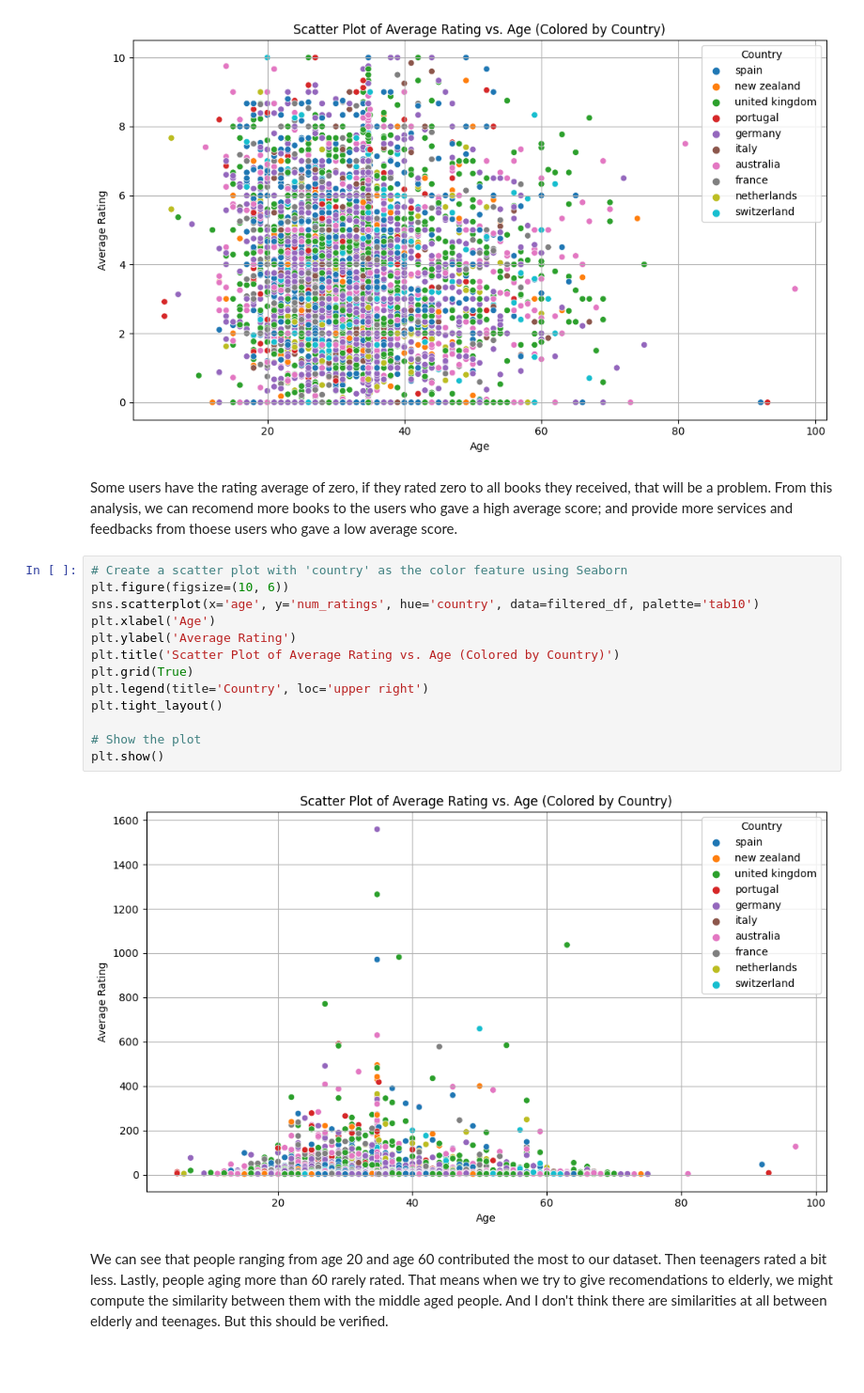
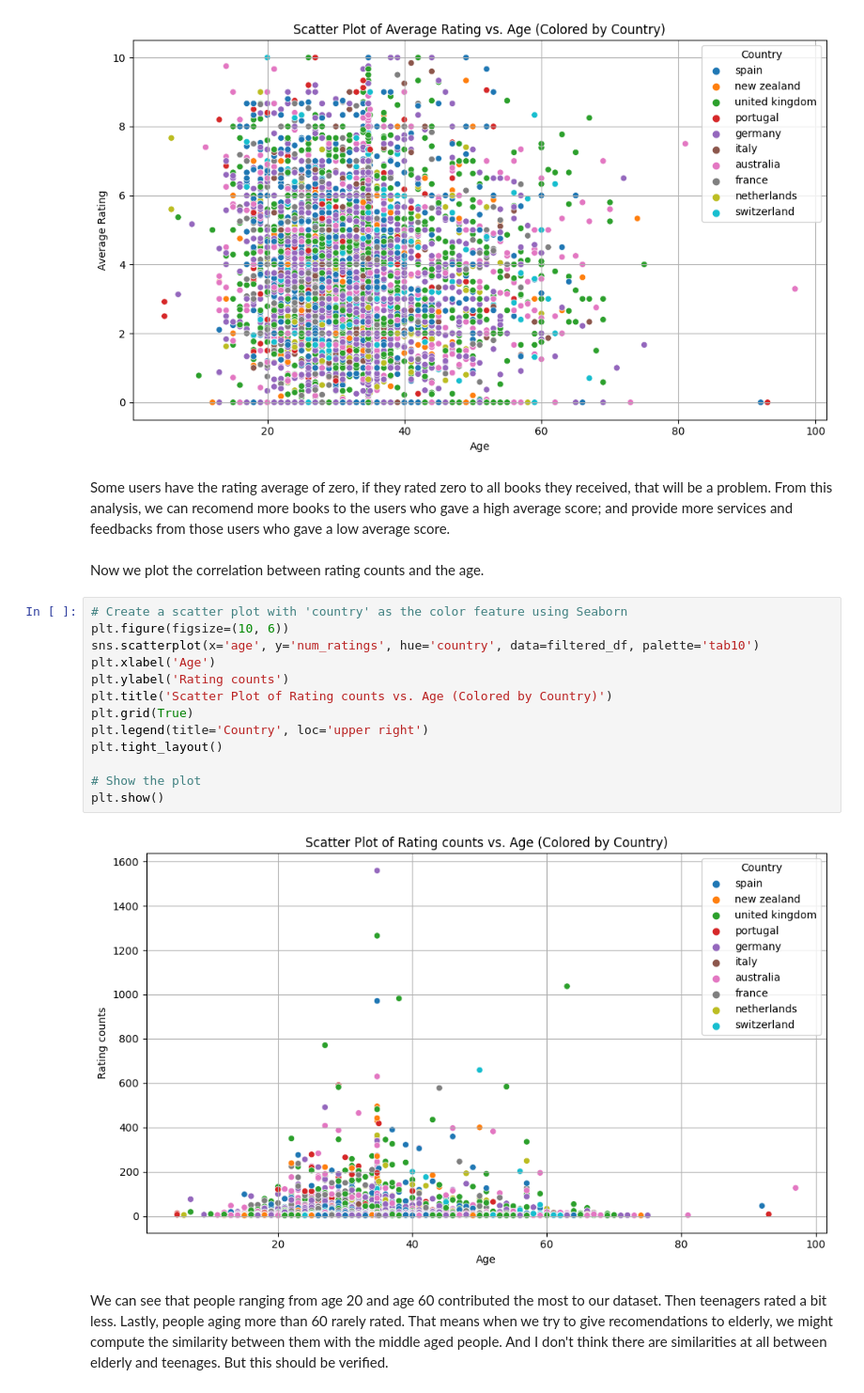
Before and after one commit to Song-z-h/data-intensive-proj, a Jupyter notebook: recomendation.ipynb, the cells around one changed output. Shown at 94% size. Drawn from its saved outputs; the diff is of its cells as text; blank space fills up the shorter version.

```diff
--- a/recomendation.ipynb
+++ b/recomendation.ipynb
@@ -343,22 +368,24 @@ plt.show()
 # %% [output]
 [figure]
 # %% [markdown]
-Some users have the rating average of zero, if they rated zero to all books they received, that will be a problem. From this analysis, we can recomend more books to the users who gave a high average score; and provide more services and feedbacks from thoese users who gave a low average score.
+Some users have the rating average of zero, if they rated zero to all books they received, that will be a problem. From this analysis, we can recomend more books to the users who gave a high average score; and provide more services and feedbacks from those users who gave a low average score.
+# %% [markdown]
+Now we plot the correlation between rating counts and the age.
 # %%
 # Create a scatter plot with 'country' as the color feature using Seaborn
 plt.figure(figsize=(10, 6))
 sns.scatterplot(x='age', y='num_ratings', hue='country', data=filtered_df, palette='tab10')
 plt.xlabel('Age')
-plt.ylabel('Average Rating')
-plt.title('Scatter Plot of Average Rating vs. Age (Colored by Country)')
+plt.ylabel('Rating counts')
+plt.title('Scatter Plot of Rating counts vs. Age (Colored by Country)')
 plt.grid(True)
 plt.legend(title='Country', loc='upper right')
 plt.tight_layout()
 
 # Show the plot
 plt.show()
 # %% [output]
-[figure, old version]
+[figure, new version]
 # %% [markdown]
 We can see that people ranging from age 20 and age 60 contributed the most to our dataset. Then teenagers rated a bit less. Lastly, people aging more than 60 rarely rated. That means when we try to give recomendations to elderly, we might compute the similarity between them with the middle aged people. And I don't think there are similarities at all between elderly and teenages. But this should be verified.
 # %% [markdown]
```
Also changed, not shown: parts of 76 cells of this notebook.
